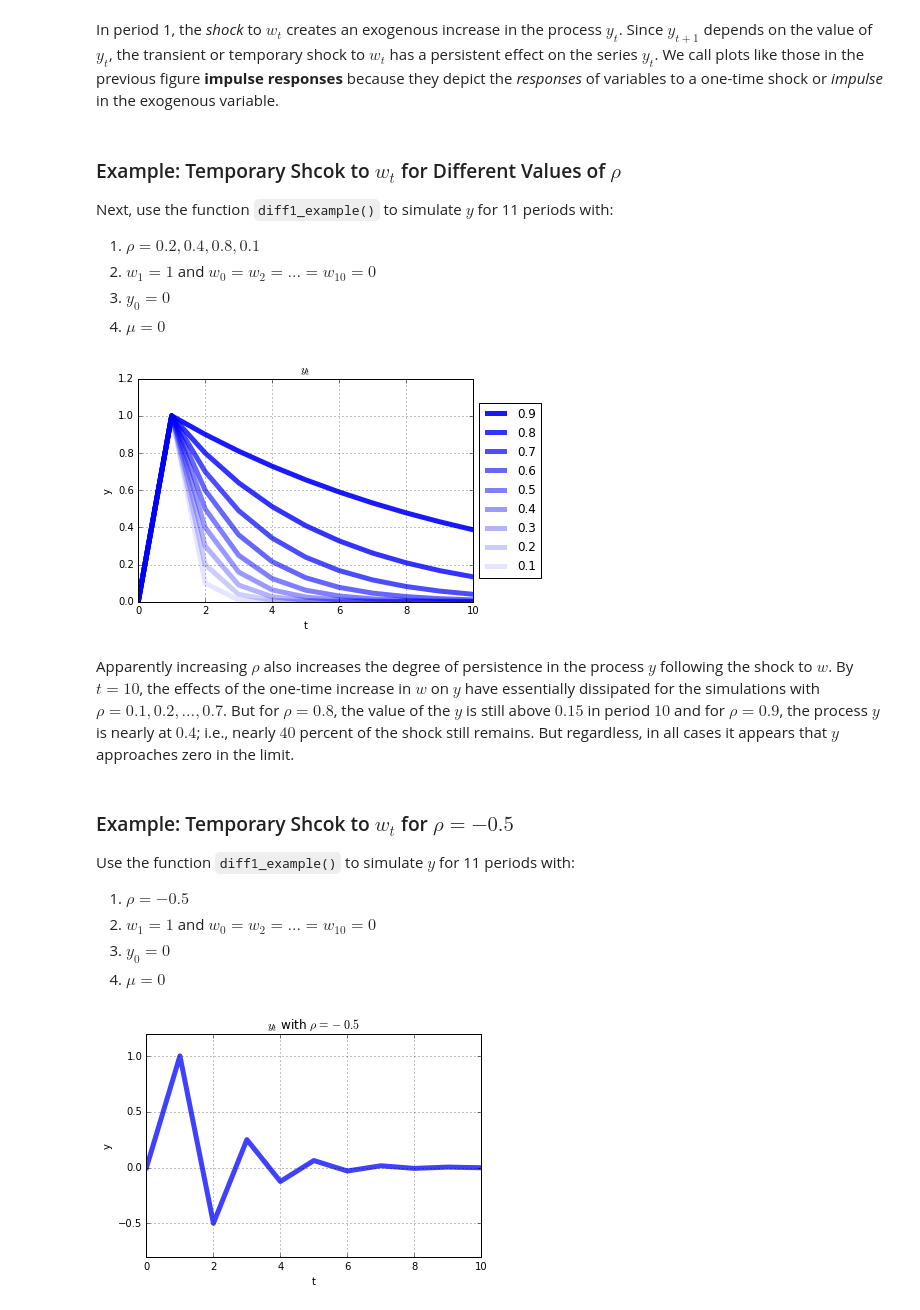
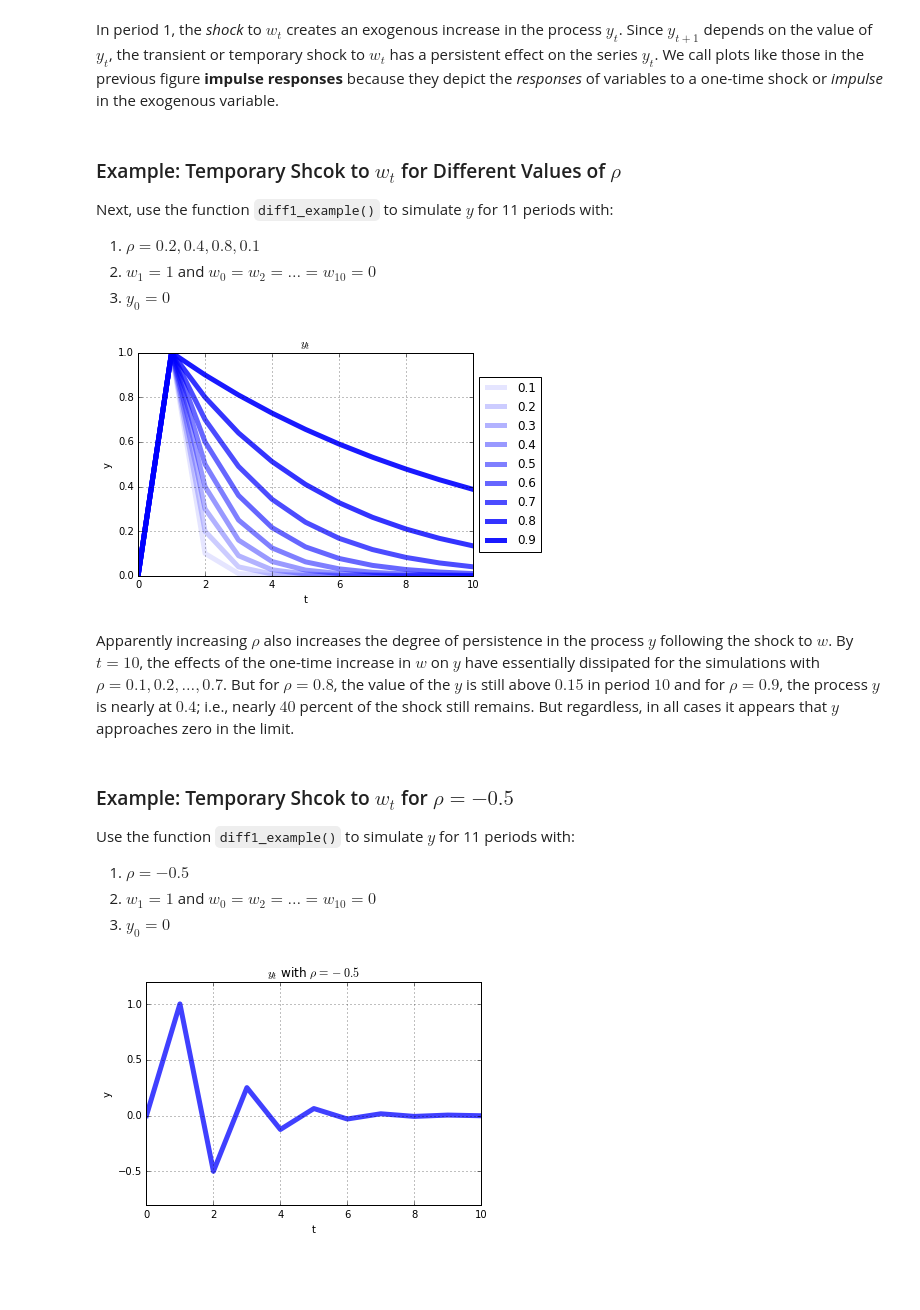
Before and after one commit to t-hdd/econ126, a Jupyter notebook: Lecture Notebooks/Econ126_Class_07.ipynb, the cells around one changed output. Cells and saved outputs as stored; diff of their text form; code cells hidden in the pictures; blank space fills up the shorter version.

```diff
--- a/Lecture Notebooks/Econ126_Class_07.ipynb
+++ b/Lecture Notebooks/Econ126_Class_07.ipynb
@@ -101,14 +100,14 @@ Of course, there are smart ways to write code to simulate models. Rather than cr
    for `t` in $[0,1,\ldots, T-1]$
 5. Return `y`
 # %%
-# Define a function that returns an arrary of y-values given rho, y0, and an array of w values.
+# Define a function that returns an array of y-values given rho, y0, and an array of w values.
 def diff1_example(rho,w,y0):
     '''Function for computing the first-order difference equation y[t] = rho*y[t-1] + w[t]
 
     Args:
-        rho (float):        Autoregressive coefficient on y[t-1]
-        w (NumPy ndarray):  Array of exogenous values
-        y0 (float):         Initial value of the process
+        rho (float):                Autoregressive coefficient on y[t-1]
+        w (NumPy ndarray or list):  Array of exogenous values
+        y0 (float):                 Initial value of the process
 
      Returns:
          NumPy ndarray
@@ -186,34 +184,30 @@ Next, use the function `diff1_example()` to simulate $y$ for 11 periods with:
 1. $\rho=0.2, 0.4, 0.8, 0.1$
 2. $w_1 = 1$ and $w_0 = w_2 = \ldots = w_{10} = 0$
 3. $y_0 = 0$
-4. $\mu=0$
 # %%
 # Note: Since T, w, and y0 are already defined, there's no need to re-define them
-
-# Create new variable 'rho' equal to the value for rho
-rho = 0.95
 
 # Construct a line graph plotting the trajectories of y with:
 #    1. Clear title, x-, and y-axis labels
 #    2. Y-axis limits [0,1.2]
 #    3. Add a legend outside of the plot with arguments: loc='center left', bbox_to_anchor=(1, 0.5)
 
 fig = plt.figure()
 ax = fig.add_subplot(1,1,1)
 
 # Iterate over rho in [0.1, 0.2, 0.3, ... , 0.9]. Simulate y for each rho and plot. Set plot label equal to rho value
-for rho in np.flip(np.arange(0.1,1,0.1)):
+for rho in np.arange(0.1,1,0.1):
     y = diff1_example(rho,w,y0)
-    plt.plot(y,'-b',lw=5,alpha = rho,label=str(round(rho,1)))
+    plt.plot(y,'-b',lw=5,alpha = rho,label=round(rho,1))
 
 ax.set_title('$y_t$')
 plt.ylabel('y')
 plt.xlabel('t')
-ax.set_ylim([0,1.2])
+# ax.set_ylim([0,1.2])
 ax.legend(loc='center left', bbox_to_anchor=(1, 0.5))
 ax.grid()
 # %% [output]
-[figure, old version]
+[figure, new version]
 # %% [markdown]
 Apparently increasing $\rho$ also increases the degree of persistence in the process $y$ following the shock to $w$. By $t=10$, the effects of the one-time increase in $w$ on $y$ have essentially dissipated for the simulations with $\rho= 0.1, 0.2, \ldots, 0.7$. But for $\rho=0.8$, the value of the $y$ is still above $0.15$ in period $10$ and for $\rho=0.9$, the process $y$ is nearly at $0.4$; i.e., nearly $40$ percent of the shock still remains. But regardless, in all cases it appears that $y$ approaches zero in the limit.
 # %% [markdown]
@@ -223,7 +217,6 @@ Use the function `diff1_example()` to simulate $y$ for 11 periods with:
 1. $\rho=-0.5$
 2. $w_1 = 1$ and $w_0 = w_2 = \ldots = w_{10} = 0$
 3. $y_0 = 0$
-4. $\mu=0$
 # %%
 # Note: Since T, w, and y0 are already defined, there's no need to re-define them
 
```
Also changed, not shown: parts of 23 cells of this notebook, 3 other files.
